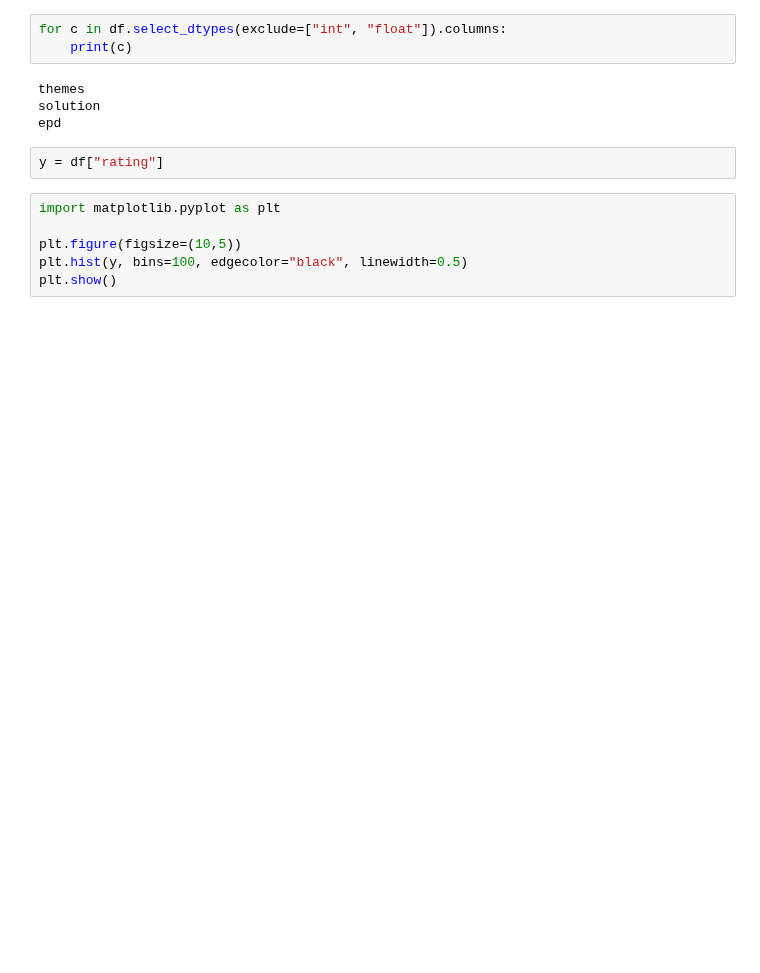
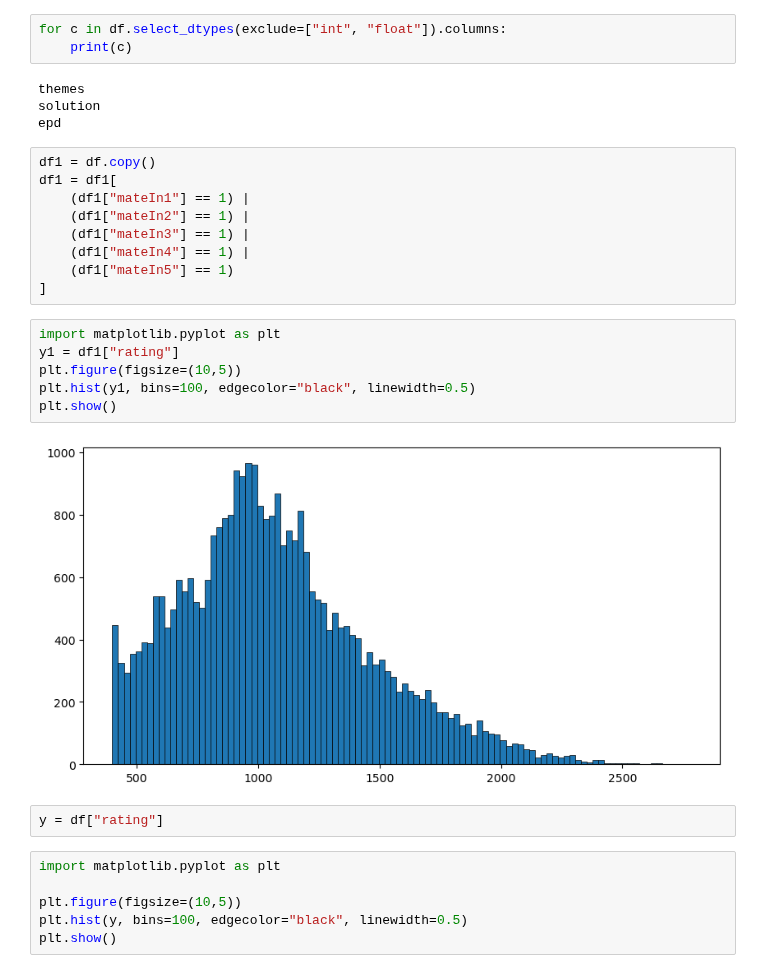
Before and after one commit to bajicluka01/chess-puzzle-evaluation, a Jupyter notebook: Model_test.ipynb, the cells around one changed output. Saved outputs shown, nothing was run; the diff lists cells and outputs as text; blank space fills up the shorter version.

```diff
--- a/Model_test.ipynb
+++ b/Model_test.ipynb
@@ -25,6 +25,23 @@ for c in df.select_dtypes(exclude=["int", "float"]).columns:
 themes
 solution
 epd
+# %%
+df1 = df.copy()
+df1 = df1[
+    (df1["mateIn1"] == 1) |
+    (df1["mateIn2"] == 1) |
+    (df1["mateIn3"] == 1) |
+    (df1["mateIn4"] == 1) |
+    (df1["mateIn5"] == 1)
+]
+# %%
+import matplotlib.pyplot as plt
+y1 = df1["rating"]
+plt.figure(figsize=(10,5))
+plt.hist(y1, bins=100, edgecolor="black", linewidth=0.5)
+plt.show()
+# %% [output]
+[figure, added]
 # %%
 y = df["rating"]
 # %%
```
Also changed, not shown: parts of 32 cells of this notebook, 4 other files.
